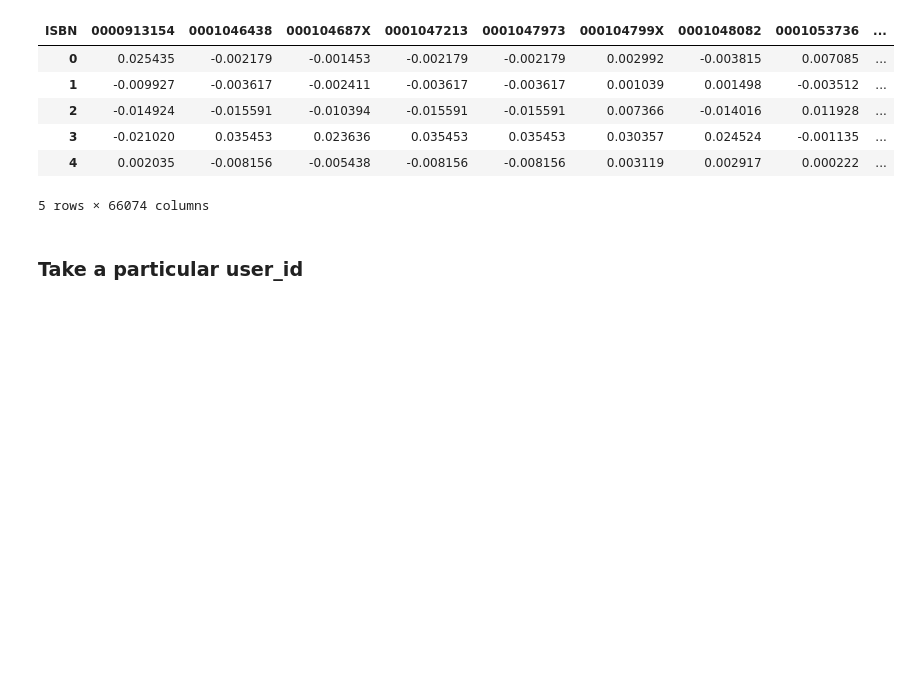
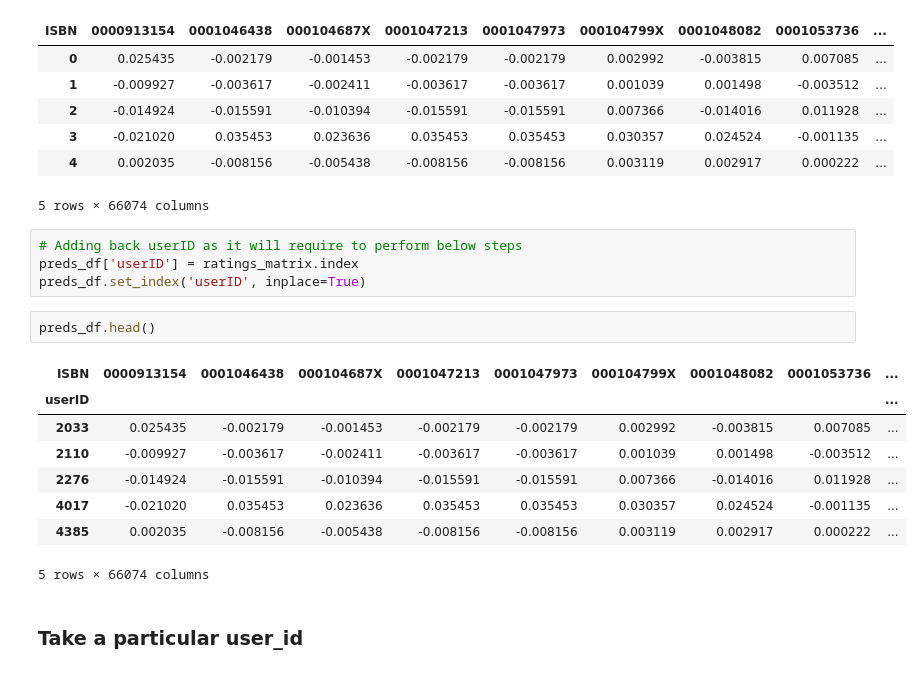
Before and after one commit to GreatLearningAIML1/pune-oct-19-batch-yogeshkanade08, a Jupyter notebook: R5_P1_Collaborative Filtering based Recommendation System.ipynb, the cells around one changed output. Drawn from its saved outputs; the diff is of its cells as text; blank space fills up the shorter version.

```diff
--- a/R5_P1_Collaborative Filtering based Recommendation System.ipynb
+++ b/R5_P1_Collaborative Filtering based Recommendation System.ipynb
@@ -464,6 +464,21 @@ preds_df.head()
 | 3 | -0.021020 | 0.035453 | 0.023636 | 0.035453 | 0.035453 | 0.030357 | 0.024524 | -0.001135 | ... |
 | 4 | 0.002035 | -0.008156 | -0.005438 | -0.008156 | -0.008156 | 0.003119 | 0.002917 | 0.000222 | ... |
 5 rows × 66074 columns
+# %%
+# Adding back userID as it will require to perform below steps
+preds_df['userID'] = ratings_matrix.index
+preds_df.set_index('userID', inplace=True)
+# %%
+preds_df.head()
+# %% [output]
+| ISBN | 0000913154 | 0001046438 | 000104687X | 0001047213 | 0001047973 | 000104799X | 0001048082 | 0001053736 | ... |
+| userID |  |  |  |  |  |  |  |  | ... |
+| 2033 | 0.025435 | -0.002179 | -0.001453 | -0.002179 | -0.002179 | 0.002992 | -0.003815 | 0.007085 | ... |
+| 2110 | -0.009927 | -0.003617 | -0.002411 | -0.003617 | -0.003617 | 0.001039 | 0.001498 | -0.003512 | ... |
+| 2276 | -0.014924 | -0.015591 | -0.010394 | -0.015591 | -0.015591 | 0.007366 | -0.014016 | 0.011928 | ... |
+| 4017 | -0.021020 | 0.035453 | 0.023636 | 0.035453 | 0.035453 | 0.030357 | 0.024524 | -0.001135 | ... |
+| 4385 | 0.002035 | -0.008156 | -0.005438 | -0.008156 | -0.008156 | 0.003119 | 0.002917 | 0.000222 | ... |
+5 rows × 66074 columns
 # %% [markdown]
 ### Take a particular user_id
 # %% [markdown]
```
Also changed, not shown: parts of 20 cells of this notebook.
